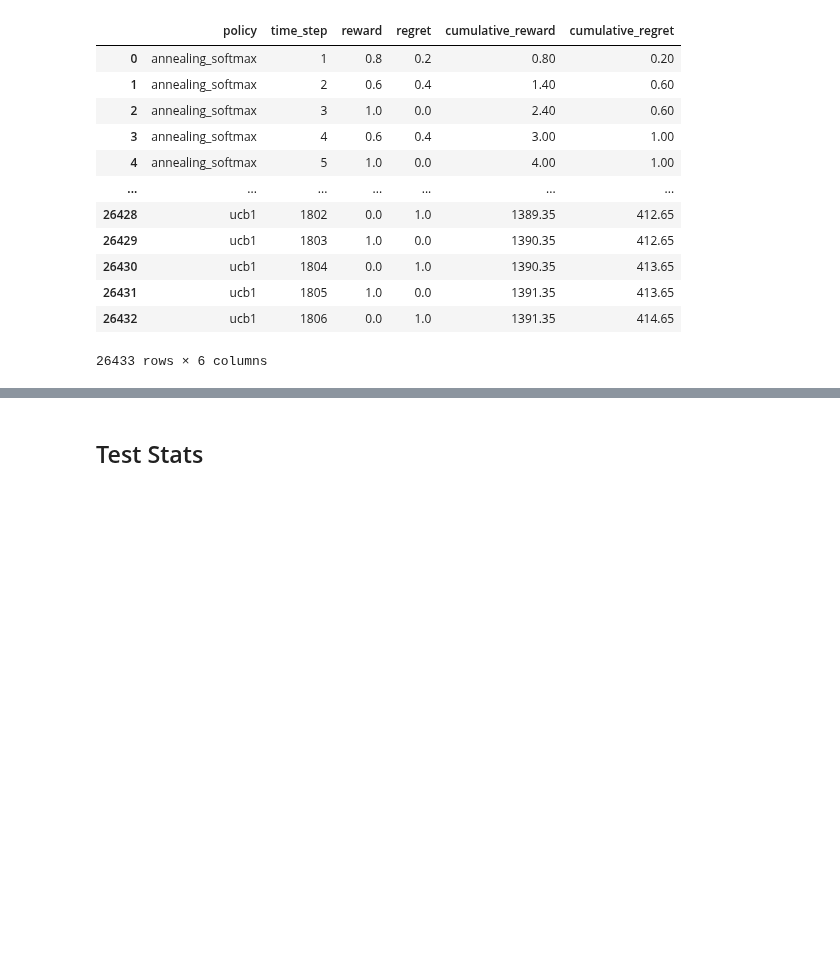
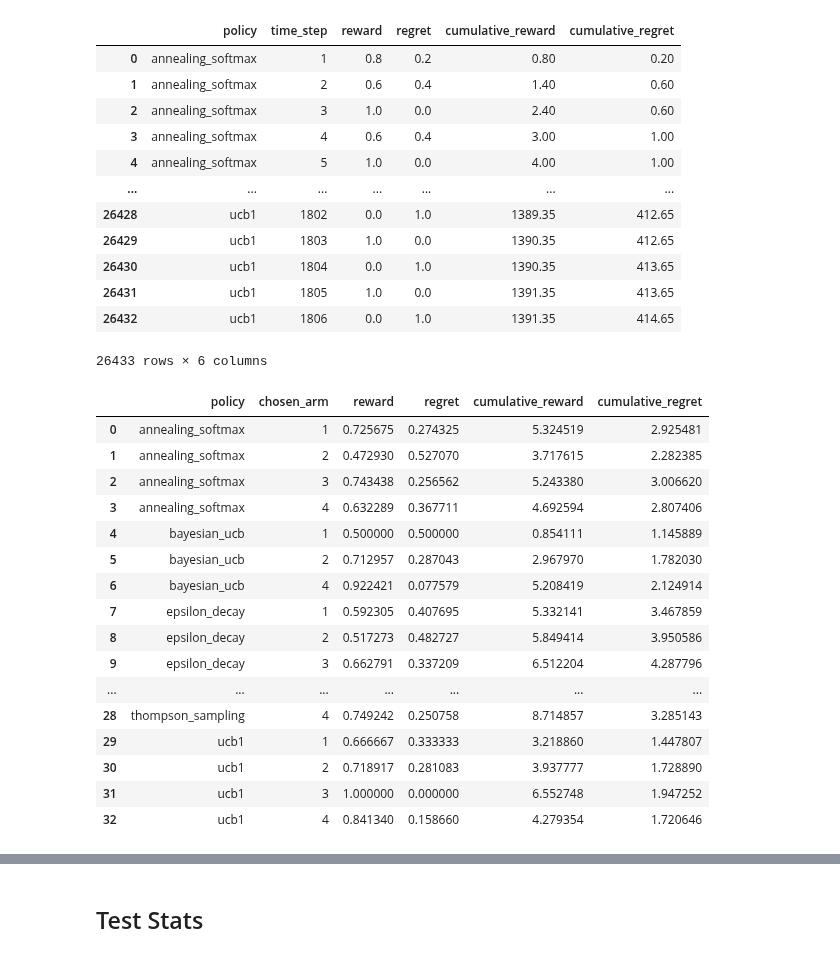
Before and after one commit to ruthkangyr/Clinical-Trials-MAB-Algorithms, a Jupyter notebook: Algorithm/Bootstrap Evaluation Replay.ipynb, the cells around one changed output, grey strips where cells are left out. Saved outputs shown, nothing was run; the diff lists cells and outputs as text; code cells hidden in the pictures; blank space fills up the shorter version.

```diff
--- a/Algorithm/Bootstrap Evaluation Replay.ipynb
+++ b/Algorithm/Bootstrap Evaluation Replay.ipynb
@@ -386,3 +366,39 @@ final_evaluation_ber
 | 26431 | ucb1 | 1805 | 1.0 | 0.0 | 1391.35 | 413.65 |
 | 26432 | ucb1 | 1806 | 0.0 | 1.0 | 1391.35 | 414.65 |
 26433 rows × 6 columns
+# %%
+evaluation_ber_treatment = evaluation_ber.sort_values(by=['policy', 'sample', 'time_step'])
+evaluation_ber_treatment_F = evaluation_ber_treatment[evaluation_ber_treatment['sex'] == 'F']
+evaluation_ber_treatment_M = evaluation_ber_treatment[evaluation_ber_treatment['sex'] == 'M']
+evaluation_ber_treatment_Y = evaluation_ber_treatment[evaluation_ber_treatment['age'] == 'YOUNG']
+evaluation_ber_treatment_O = evaluation_ber_treatment[evaluation_ber_treatment['age'] == 'OLD']
+# %%
+evaluation_ber_groupedtreatment_F = evaluation_ber_treatment_F.groupby(['policy', 'sample', 'chosen_arm'], as_index = False).aggregate({"reward":"mean",
+                                                                                                                                        "regret":"mean"})
+
+evaluation_ber_groupedtreatment_F['cumulative_reward'] = evaluation_ber_groupedtreatment_F.groupby(['policy'])['reward'].cumsum()
+evaluation_ber_groupedtreatment_F['cumulative_regret'] = evaluation_ber_groupedtreatment_F.groupby(['policy'])['regret'].cumsum()
+# %%
+evaluation_ber_groupedtreatment_F = evaluation_ber_groupedtreatment_F.groupby(['policy','chosen_arm'], as_index = False).aggregate({"reward":"mean",
+                                                                                                                                    "regret":"mean",
+                                                                                                                                    "cumulative_reward":"mean",
+                                                                                                                                    "cumulative_regret":"mean"})
+evaluation_ber_groupedtreatment_F
+# %% [output]
+|  | policy | chosen_arm | reward | regret | cumulative_reward | cumulative_regret |
+| 0 | annealing_softmax | 1 | 0.725675 | 0.274325 | 5.324519 | 2.925481 |
+| 1 | annealing_softmax | 2 | 0.472930 | 0.527070 | 3.717615 | 2.282385 |
+| 2 | annealing_softmax | 3 | 0.743438 | 0.256562 | 5.243380 | 3.006620 |
+| 3 | annealing_softmax | 4 | 0.632289 | 0.367711 | 4.692594 | 2.807406 |
+| 4 | bayesian_ucb | 1 | 0.500000 | 0.500000 | 0.854111 | 1.145889 |
+| 5 | bayesian_ucb | 2 | 0.712957 | 0.287043 | 2.967970 | 1.782030 |
+| 6 | bayesian_ucb | 4 | 0.922421 | 0.077579 | 5.208419 | 2.124914 |
+| 7 | epsilon_decay | 1 | 0.592305 | 0.407695 | 5.332141 | 3.467859 |
+| 8 | epsilon_decay | 2 | 0.517273 | 0.482727 | 5.849414 | 3.950586 |
+| 9 | epsilon_decay | 3 | 0.662791 | 0.337209 | 6.512204 | 4.287796 |
+| ... | ... | ... | ... | ... | ... | ... |
+| 28 | thompson_sampling | 4 | 0.749242 | 0.250758 | 8.714857 | 3.285143 |
+| 29 | ucb1 | 1 | 0.666667 | 0.333333 | 3.218860 | 1.447807 |
+| 30 | ucb1 | 2 | 0.718917 | 0.281083 | 3.937777 | 1.728890 |
+| 31 | ucb1 | 3 | 1.000000 | 0.000000 | 6.552748 | 1.947252 |
+| 32 | ucb1 | 4 | 0.841340 | 0.158660 | 4.279354 | 1.720646 |
```
Also changed, not shown: parts of 48 cells of this notebook.
